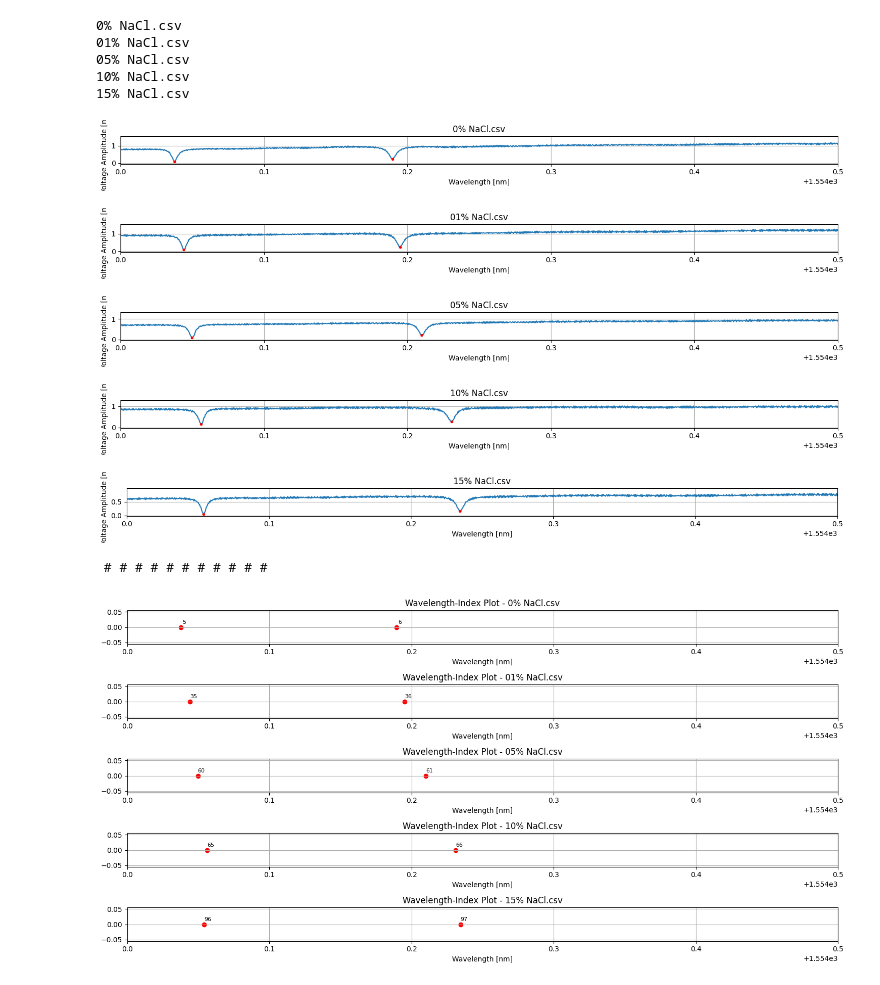
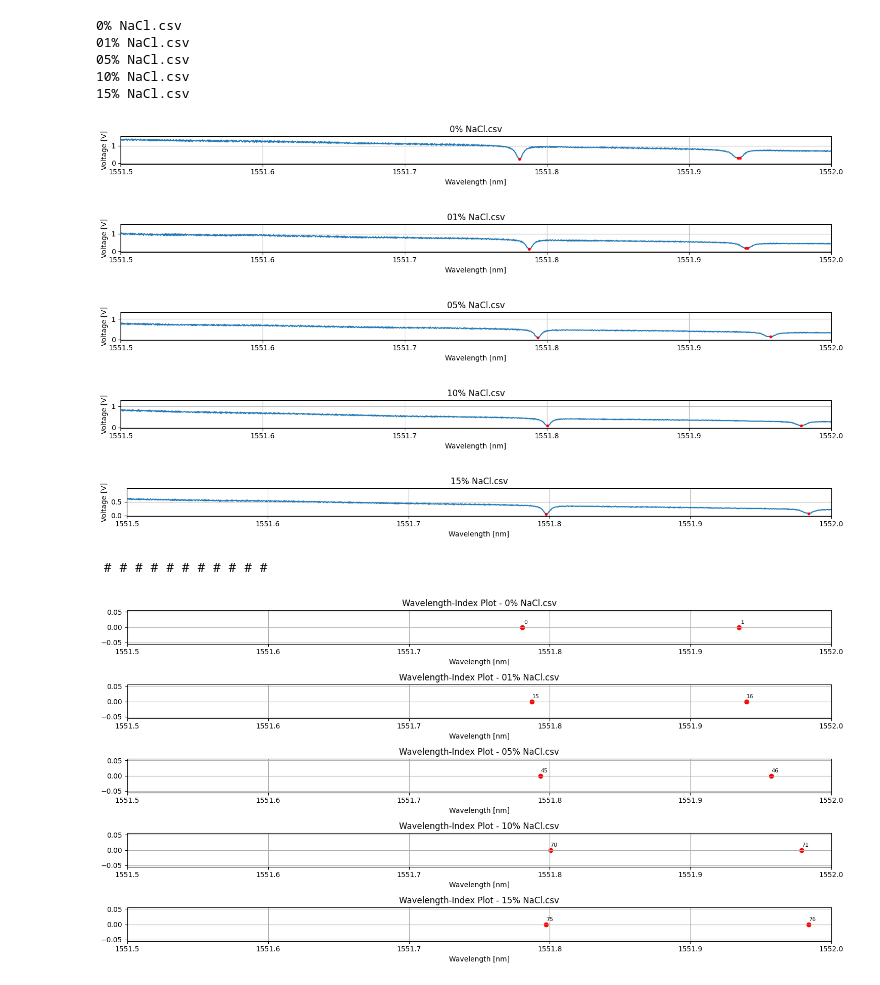
Before and after one commit to nicobuhur/ring-resonator-wave-shift, a Jupyter notebook: waveform_resonator_colab.ipynb, the cells around one changed output. Drawn from its saved outputs; the diff is of its cells as text; code cells hidden in the pictures.

```diff
--- a/waveform_resonator_colab.ipynb
+++ b/waveform_resonator_colab.ipynb
@@ -354,23 +452,24 @@ data_dict = process_data(directory, csv_files, wavelength_start, wavelength_end)
 10% NaCl.csv
 15% NaCl.csv
 # %%
-xlim_start = 1554  # xlim values are cruical for visualization of resonance peaks. Start and end values can be changed to focus on desired peaks between specific wavelengths.
-xlim_end = 1554.5
+xlim_start = 1551.5                                                               # xlim values are cruical for visualization of resonance peaks. Start and end values can be changed to focus on desired peaks between specific wavelengths.
+xlim_end = 1552
+prominence = 0.14                                                                 # Prominence is crucial to detect the peaks. As it decreases, smaller peaks can be detected.
+peak_max = 1.2                                                                    # Peaks having higher amplitutes than peak_max will not be saved for further progress.
+size_figure = 1.5                                                                 # Plot size in X-axis can be adjusted to observe the resonance peaks
 
-prominence = 0.14  # Prominence is crucial to detect the peaks. As it decreases, smaller peaks can be detected.
-peak_max = 1.0    # Peaks having higher amplitutes than peak_max will not be saved for further progress.
-filtered_data = plot_peaks(data_dict, xlim_start, xlim_end, prominence, peak_max)
+filtered_data, data_peak = plot_peaks(data_dict, xlim_start, xlim_end, prominence, peak_max, size_figure)
 
-# Plots will demonstrate peaks and their indexes. After deciding which peak is going to be analyzed in terms of shifting, their index numbers will be provided in the next function.
-
-# In the example, NaCl experiment data is provided. Peak with index 6 is selected as reference peak, and peaks with indexes 36, 61, 66, and 95 are selected to observe the shift after changing parameters.
+# Plots will demonstrate peaks and their indexes. After deciding which peak is going to be analyzed in terms of wavelength shift, their index numbers should be provided in the next function as inputs.
+# In the example, NaCl experiment data is provided. Peak with index 0 is selected as reference peak, and peaks with indexes 15, 45, 70, and 75 are selected to observe the shift after parameters are altered.
+# Difference between reference index in reference condition and other indexes selected from altered conditions are calculated here.
 # %% [output]
-[figure, old version]
+[figure, new version]
-[figure, old version]
+[figure, new version]
-[figure, old version]
+[figure, new version]
-[figure, old version]
+[figure, new version]
-[figure, old version]
+[figure, new version]
  # # # # # # # # # # #
-[figure, old version]
+[figure, new version]
 # %%
 # Function will ask inputs, which are indexes that are selected.
```
Also changed, not shown: parts of 10 cells of this notebook.
